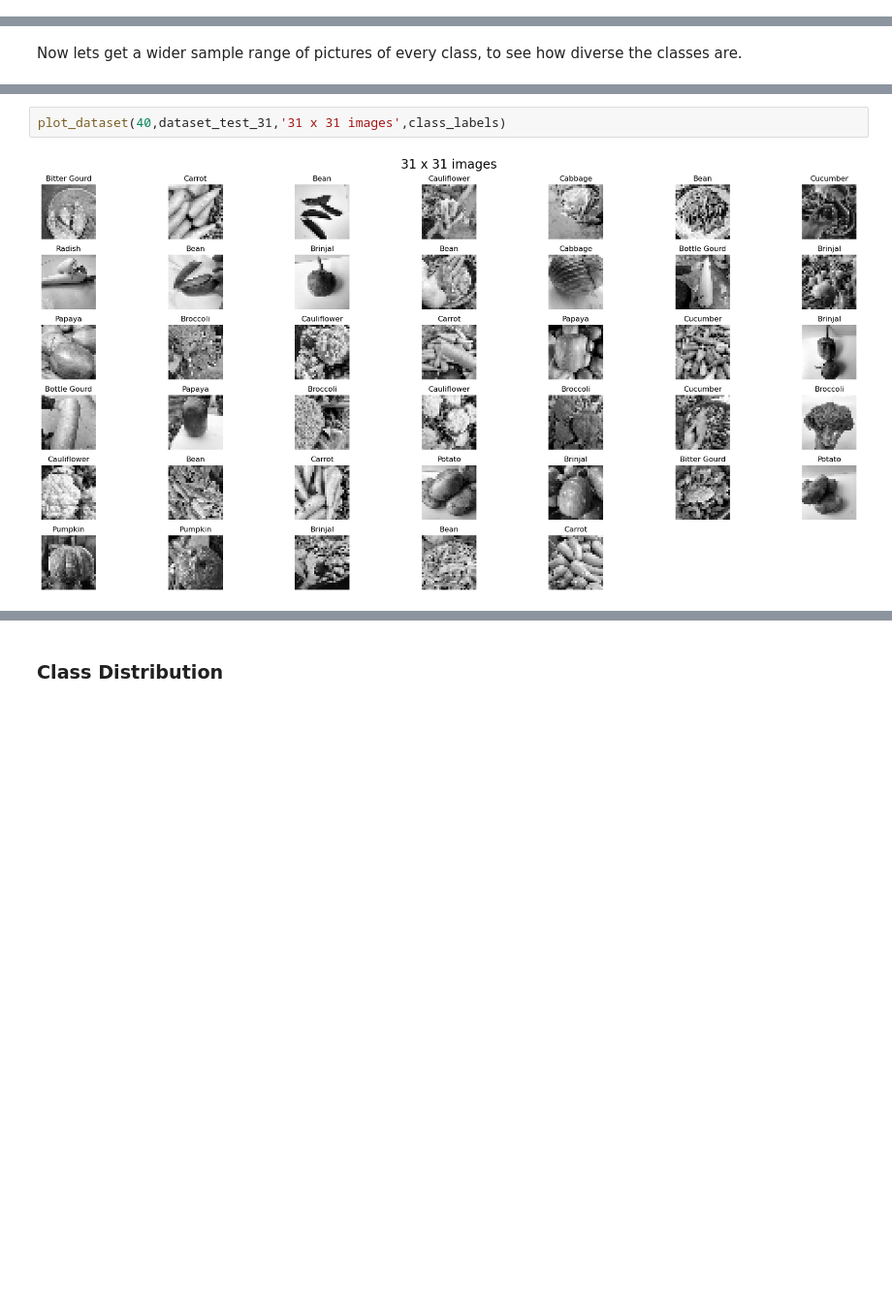
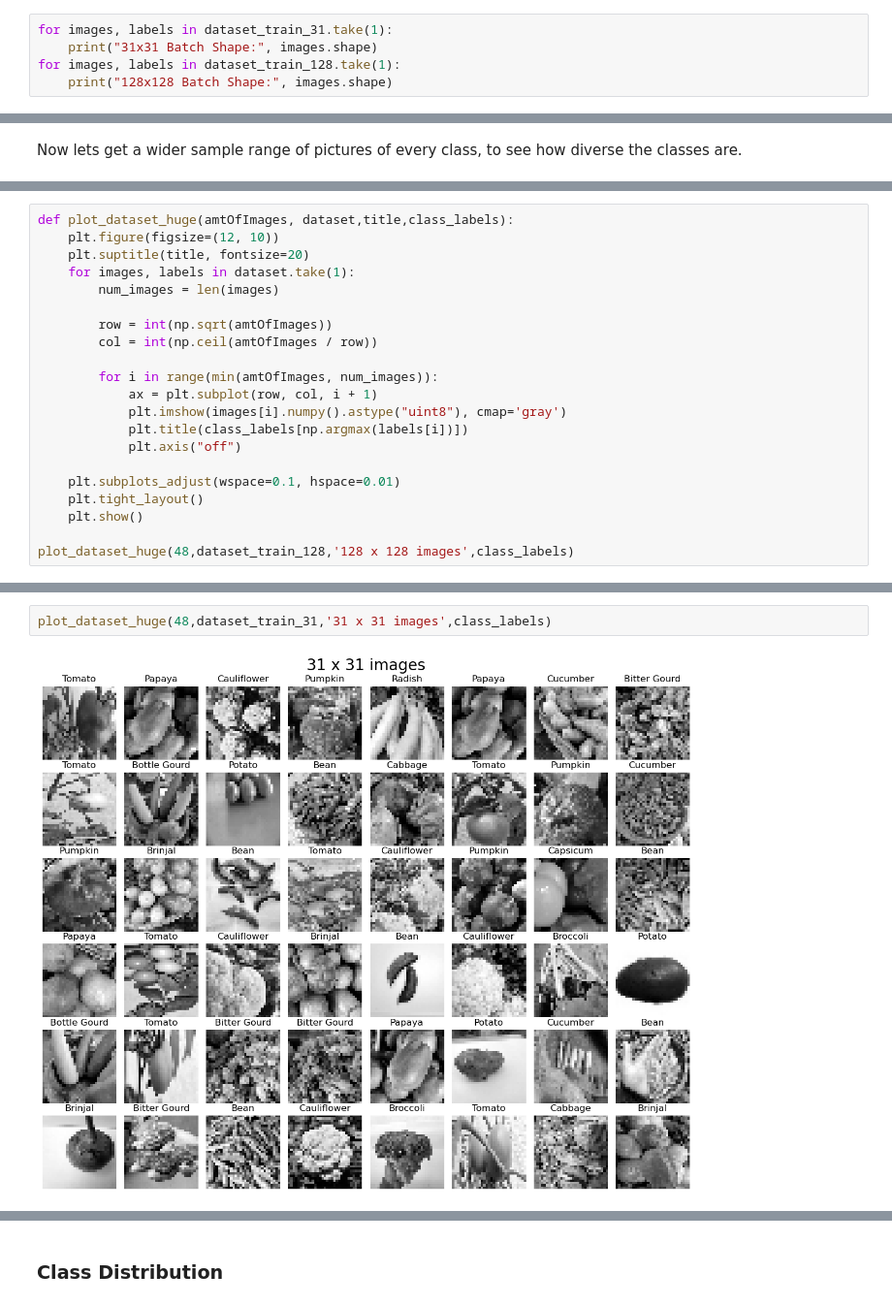
Before and after one commit to errnasty/Connvolution-and-Recurrent-Neural-Networks, a Jupyter notebook: CNN.ipynb, the cells around one changed output, grey strips where cells are left out. Shown at 97% size. Cells and saved outputs as stored; diff of their text form; blank space fills up the shorter version.

```diff
--- a/CNN.ipynb
+++ b/CNN.ipynb
@@ -124,3 +126,8 @@ class_labels = [
     "Radish",
     "Tomato",
 ]
+# %%
+for images, labels in dataset_train_31.take(1):
+    print("31x31 Batch Shape:", images.shape)
+for images, labels in dataset_train_128.take(1):
+    print("128x128 Batch Shape:", images.shape)
@@ -166,0 +176,21 @@ plot_dataset(40,dataset_test_128,'128 x 128 images',class_labels)
+# %%
+def plot_dataset_huge(amtOfImages, dataset,title,class_labels):
+    plt.figure(figsize=(12, 10))
+    plt.suptitle(title, fontsize=20)
+    for images, labels in dataset.take(1):
+        num_images = len(images)
+
+        row = int(np.sqrt(amtOfImages))
+        col = int(np.ceil(amtOfImages / row))
+
+        for i in range(min(amtOfImages, num_images)):
+            ax = plt.subplot(row, col, i + 1)
+            plt.imshow(images[i].numpy().astype("uint8"), cmap='gray')
+            plt.title(class_labels[np.argmax(labels[i])])
+            plt.axis("off")
+
+    plt.subplots_adjust(wspace=0.1, hspace=0.01)
+    plt.tight_layout()
+    plt.show()
+
+plot_dataset_huge(48,dataset_train_128,'128 x 128 images',class_labels)
@@ -167,4 +199,4 @@ plot_dataset(40,dataset_test_128,'128 x 128 images',class_labels)
 # %%
-plot_dataset(40,dataset_test_31,'31 x 31 images',class_labels)
+plot_dataset_huge(48,dataset_train_31,'31 x 31 images',class_labels)
 # %% [output]
-[figure, old version]
+[figure, new version]
```
Also changed, not shown: parts of 20 cells of this notebook.
